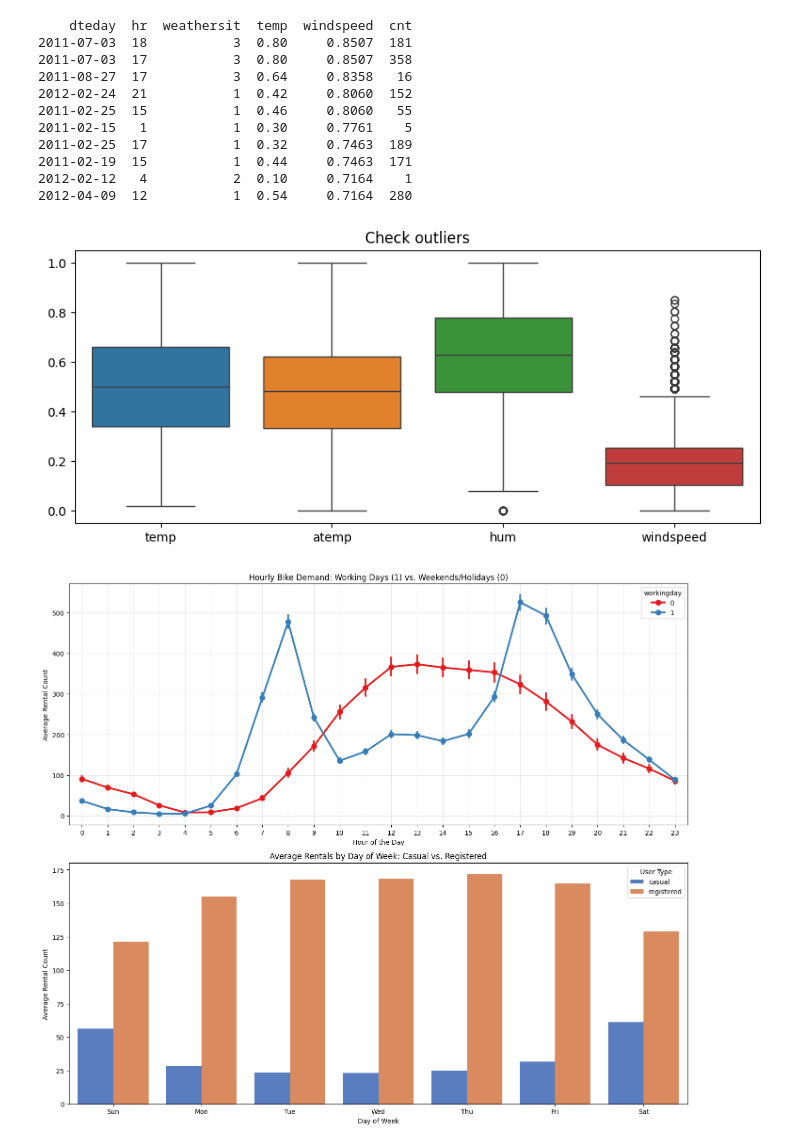
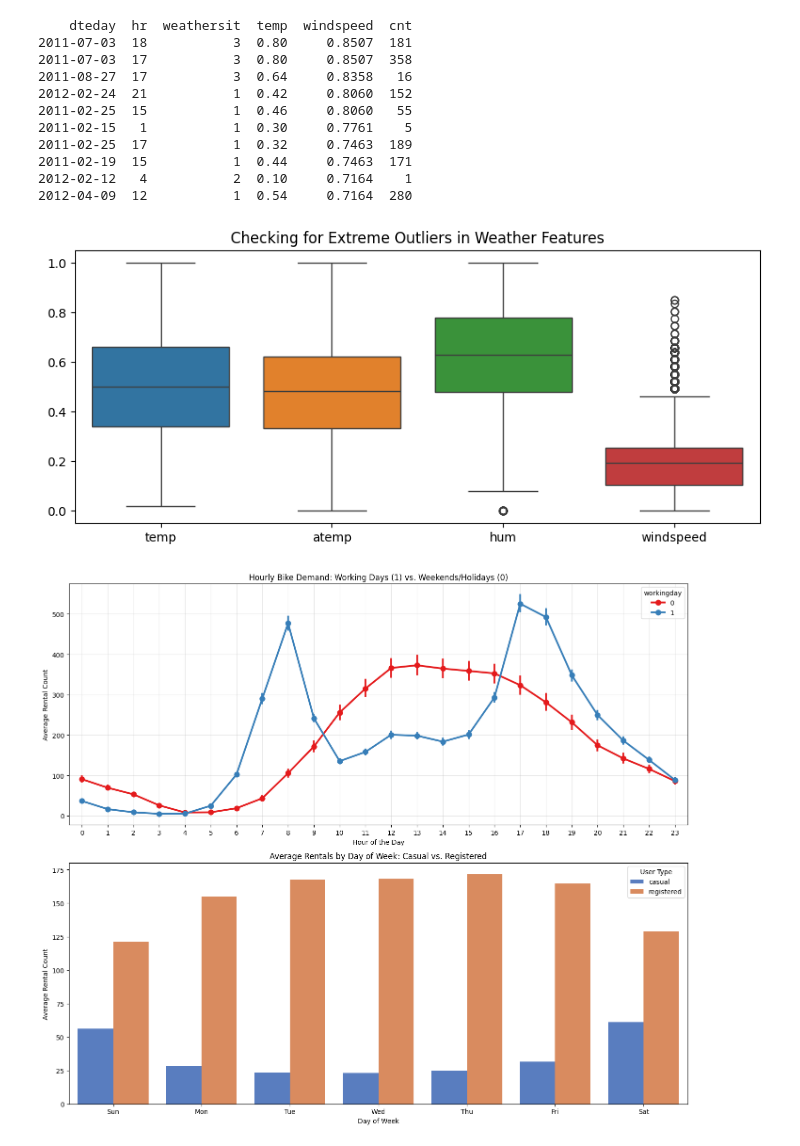
Before and after one commit to boughanmiyoussef/BikeDemand, a Jupyter notebook: notebook/BikeDemand.ipynb, the cells around one changed output. Cells and saved outputs as stored; diff of their text form; code cells hidden in the pictures.

```diff
--- a/notebook/BikeDemand.ipynb
+++ b/notebook/BikeDemand.ipynb
@@ -176,10 +176,10 @@ print(highest_wind[['dteday', 'hr', 'weathersit', 'temp', 'windspeed', 'cnt']].h
 # %%
 plt.figure(figsize=(10, 4))
 sns.boxplot(data=df_hour[['temp', 'atemp', 'hum', 'windspeed']])
-plt.title('Check outliers')
+plt.title("Checking for Extreme Outliers in Weather Features")
 plt.show()
 # %% [output]
-[figure, old version]
+[figure, new version]
 # %%
 fig, axes = plt.subplots(2, 1, figsize=(14, 12))
 sns.pointplot(data=df_hour, x='hr', y='cnt', hue='workingday', palette='Set1', ax=axes[0])
```
Also changed, not shown: parts of 3 cells of this notebook.
